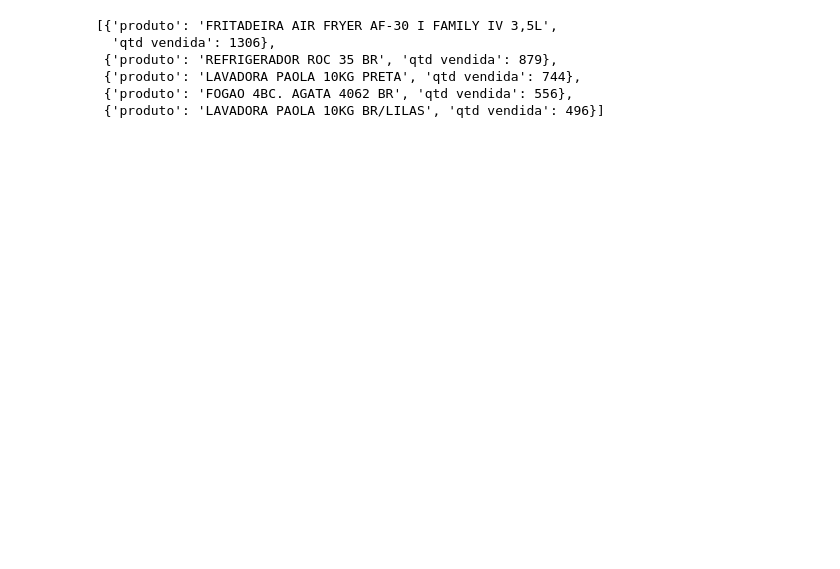
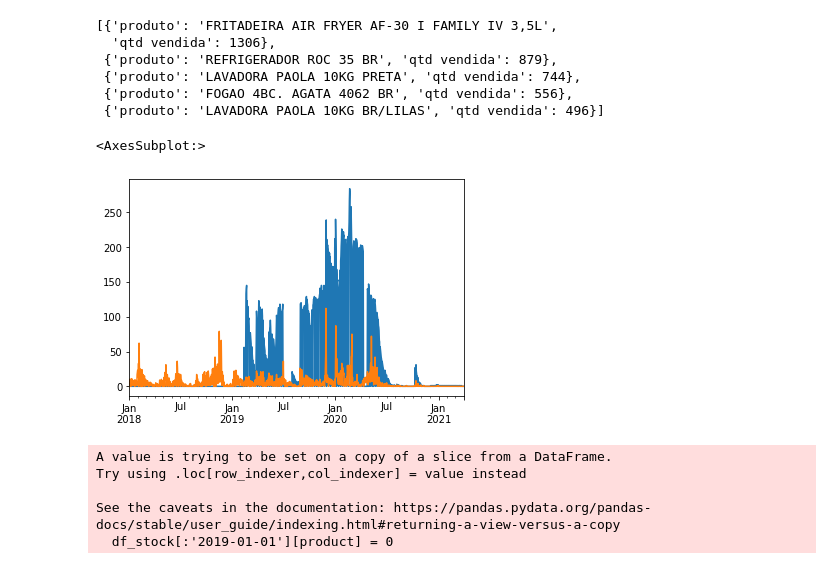
Before and after one commit to LuyzaDomingos/PrevisaoVendasFinalVersion, a Jupyter notebook: previsao/BulkForecast.ipynb, the cells around one changed output. Drawn from its saved outputs; the diff is of its cells as text; code cells hidden in the pictures; blank space fills up the shorter version.

Commit message:
Stock cover

```diff
--- a/previsao/BulkForecast.ipynb
+++ b/previsao/BulkForecast.ipynb
@@ -38,3 +68,10 @@ in_data_2 = in_data_2.astype({"Dia": str})
 
 in_data_2['Dia'] = in_data_2['Dia'].apply(lambda x : x[:4] + '-' + x[4:6] + '-' + x[6:])
 in_data_2['Dia'] = pd.to_datetime(in_data_2['Dia'])
+# %%
+in_data['GERAL'] = in_data.sum(axis=1)
+# %%
+in_data.index = pd.to_datetime(in_data.index)
+
+a = in_data.resample('M').sum()
+a.loc[(a.index.month == 3) & (a.index.year == 2021), 'GERAL'][0]
@@ -69,6 +133,24 @@ for key in categories.keys():
                      0]) # Valor anterior, indisponível
     out_data.iloc[i] = row
     i+= 1
+# %%
+#Tabela de fatos para lojas
+i = 0
+for key in regions.keys():
+    for store in regions[key]:
+        in_data[key] = in_data[categories[key]].sum(axis=1)
+        in_data_1[key] = in_data_1[categories[key]].sum(axis=1)
+        row = pd.Series([3, 2021,
+                         key, key,
+                         0, # Compra sugerida, adicionado posteriormente no código
+                         in_data_1.loc['2021-03-01':'2021-03-31', key].sum(), # Venda prevista
+                         in_data.loc['2021-03-01':'2021-03-31', key].sum(), # Venda anterior
+                         df_stock[categories[key]].sum(axis=1), # Estoque atual
+                         df_stock_1[categories[key]].sum(axis=1), # Estoque anterior
+                         0, # Valor venda, indisponível
+                         0]) # Valor anterior, indisponível
+        out_data.iloc[i] = row
+        i+= 1
 # %%
 out_data['Compra sugerida'] = out_data['Venda prevista'] - out_data['Estoque atual']
 #out_data['Compra sugerida'] = out_data['Compra sugerida'].apply(lambda x : x if x > 0 else 0)
@@ -121,3 +203,17 @@ df.to_dict('records')
  {'produto': 'LAVADORA PAOLA 10KG PRETA', 'qtd vendida': 744},
  {'produto': 'FOGAO 4BC. AGATA 4062 BR', 'qtd vendida': 556},
  {'produto': 'LAVADORA PAOLA 10KG BR/LILAS', 'qtd vendida': 496}]
+# %%
+df_sales = in_data
+df_sales.index = pd.to_datetime(df_sales.index)
+
+df_stock = pd.read_csv('estoque.csv', index_col=0)
+df_stock.index = pd.to_datetime(df_stock.index)
+# %%
+product = 'REFRIGERADOR ROC 31 BR'
+
+df_stock[product].plot()
+df_sales[product].plot()
+# %% [output]
+<AxesSubplot:>
+[figure, added]
@@ -123,0 +222,8 @@ df.to_dict('records')
+# %%
+df_stock[:'2019-01-01'][product] = 0
+# %% [output]
+A value is trying to be set on a copy of a slice from a DataFrame.
+Try using .loc[row_indexer,col_indexer] = value instead
+
+See the caveats in the documentation: https://pandas.pydata.org/pandas-docs/stable/user_guide/indexing.html#returning-a-view-versus-a-copy
+  df_stock[:'2019-01-01'][product] = 0
```
Also changed, not shown: parts of 14 cells of this notebook, 1 other file.
